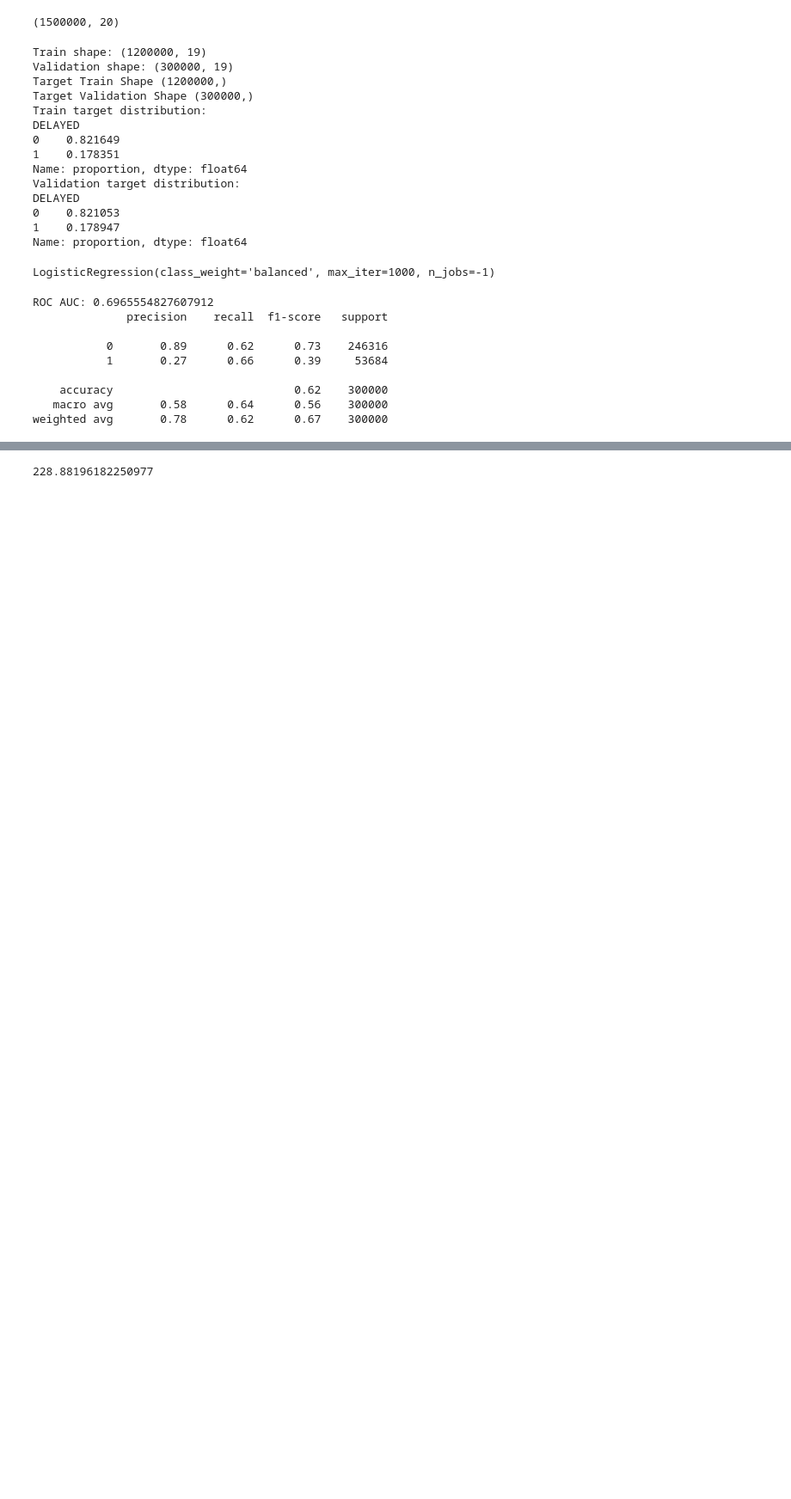
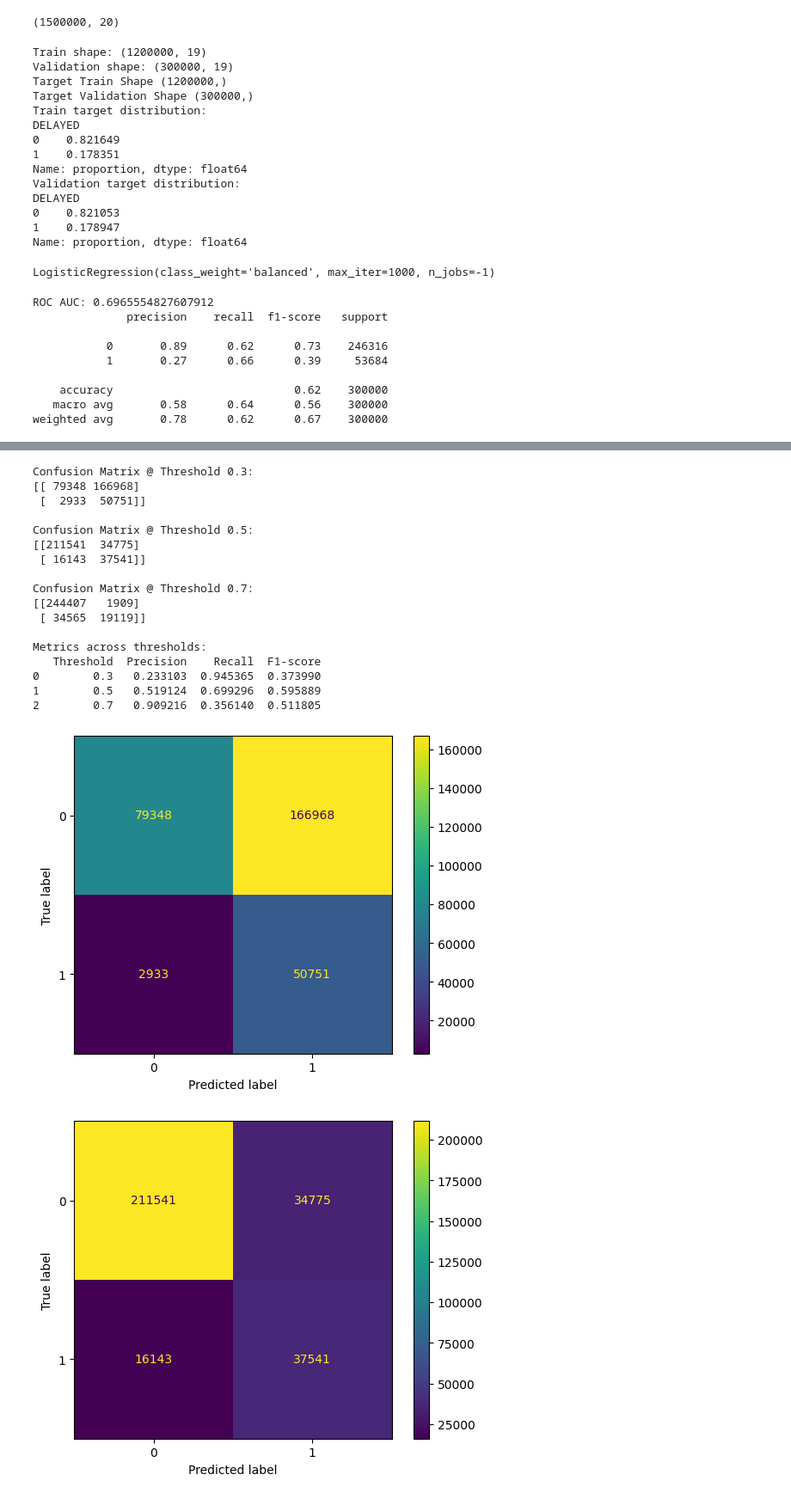
Before and after one commit to MLbyTharun/us-flight-delay-analysis, a Jupyter notebook: modelling.ipynb, the cells around one changed output, grey strips where cells are left out. Shown at 86% size. Drawn from its saved outputs; the diff is of its cells as text; code cells hidden in the pictures; blank space fills up the shorter version.

```diff
--- a/modelling.ipynb
+++ b/modelling.ipynb
@@ -138,4 +122,62 @@ plt.show()
-# %%
-df.memory_usage(deep=True).sum() / (1024**2)
-# %% [output]
-228.88196182250977
+# %%
+# Import libraries
+from sklearn.metrics import precision_score, recall_score, f1_score, confusion_matrix, ConfusionMatrixDisplay
+import pandas as pd
+
+# Variables:
+# y_val        -> true labels
+# y_pred_rf    -> default predictions (not using for threshold analysis)
+# y_prob_rf    -> predicted probabilities from Random Forest
+
+# Define thresholds to test
+thresholds = [0.3, 0.5, 0.7]
+
+results = []
+
+for t in thresholds:
+    # Converting probabilities to binary predictions based on threshold
+    y_pred_thresh = (y_prob_rf >= t).astype(int)
+
+    # Calculating metrics
+    precision = precision_score(y_val, y_pred_thresh)
+    recall = recall_score(y_val, y_pred_thresh)
+    f1 = f1_score(y_val, y_pred_thresh)
+
+    results.append({
+        "Threshold": t,
+        "Precision": precision,
+        "Recall": recall,
+        "F1-score": f1
+    })
+
+    # Confusion matrix
+    cm = confusion_matrix(y_val, y_pred_thresh)
+    print(f"\nConfusion Matrix @ Threshold {t}:")
+    print(cm)
+    disp = ConfusionMatrixDisplay(cm)
+    disp.plot()
+
+# Displaying metrics for all thresholds
+df_results = pd.DataFrame(results)
+print("\nMetrics across thresholds:")
+print(df_results)
+# %% [output]
+Confusion Matrix @ Threshold 0.3:
+[[ 79348 166968]
+ [  2933  50751]]
+
+Confusion Matrix @ Threshold 0.5:
+[[211541  34775]
+ [ 16143  37541]]
+
+Confusion Matrix @ Threshold 0.7:
+[[244407   1909]
+ [ 34565  19119]]
+
+Metrics across thresholds:
+   Threshold  Precision    Recall  F1-score
+0        0.3   0.233103  0.945365  0.373990
+1        0.5   0.519124  0.699296  0.595889
+2        0.7   0.909216  0.356140  0.511805
+[figure, added]
+[figure, added]
```
Also changed, not shown: parts of 8 cells of this notebook, 1 other file.
